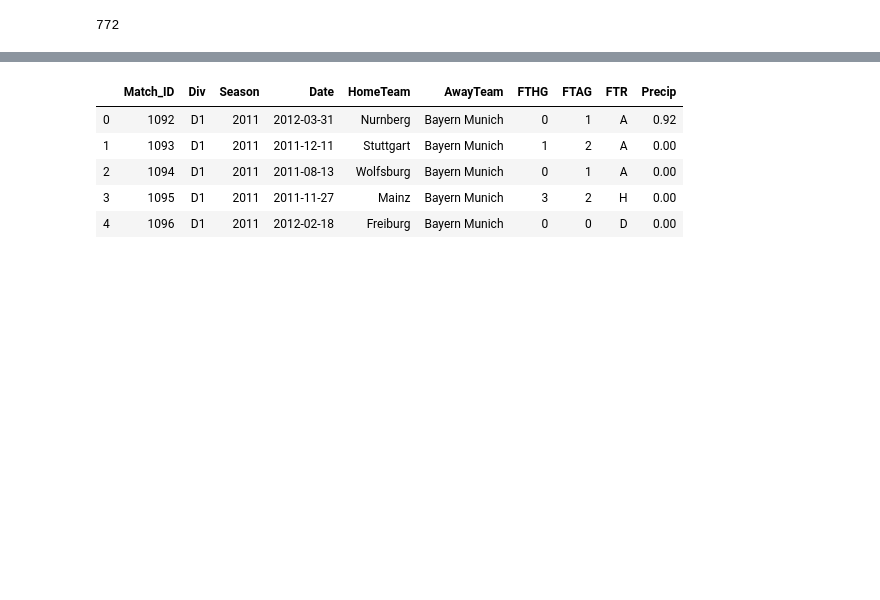
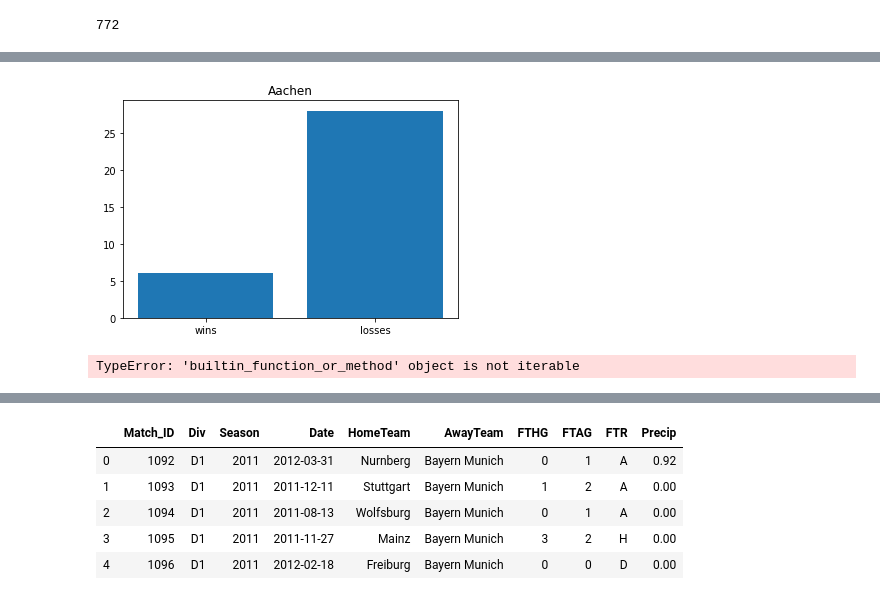
Before and after one commit to andiosika/dsc-mod-2-lab-online-ds-pt-100719, a Jupyter notebook: index.ipynb, the cells around one changed output, grey strips where cells are left out. Cells and saved outputs as stored; diff of their text form; code cells hidden in the pictures; blank space fills up the shorter version.

```diff
--- a/index.ipynb
+++ b/index.ipynb
@@ -397,0 +493,9 @@ clear_days
+# %%
+team_dict['Aachen'].
+# %% [output]
+[figure, added]
+# %%
+team_stats = pd.DataFrame(team_dict)
+team_stats.colums =
+# %% [output]
+TypeError: 'builtin_function_or_method' object is not iterable
```
Also changed, not shown: parts of 40 cells of this notebook, 56 other files.
